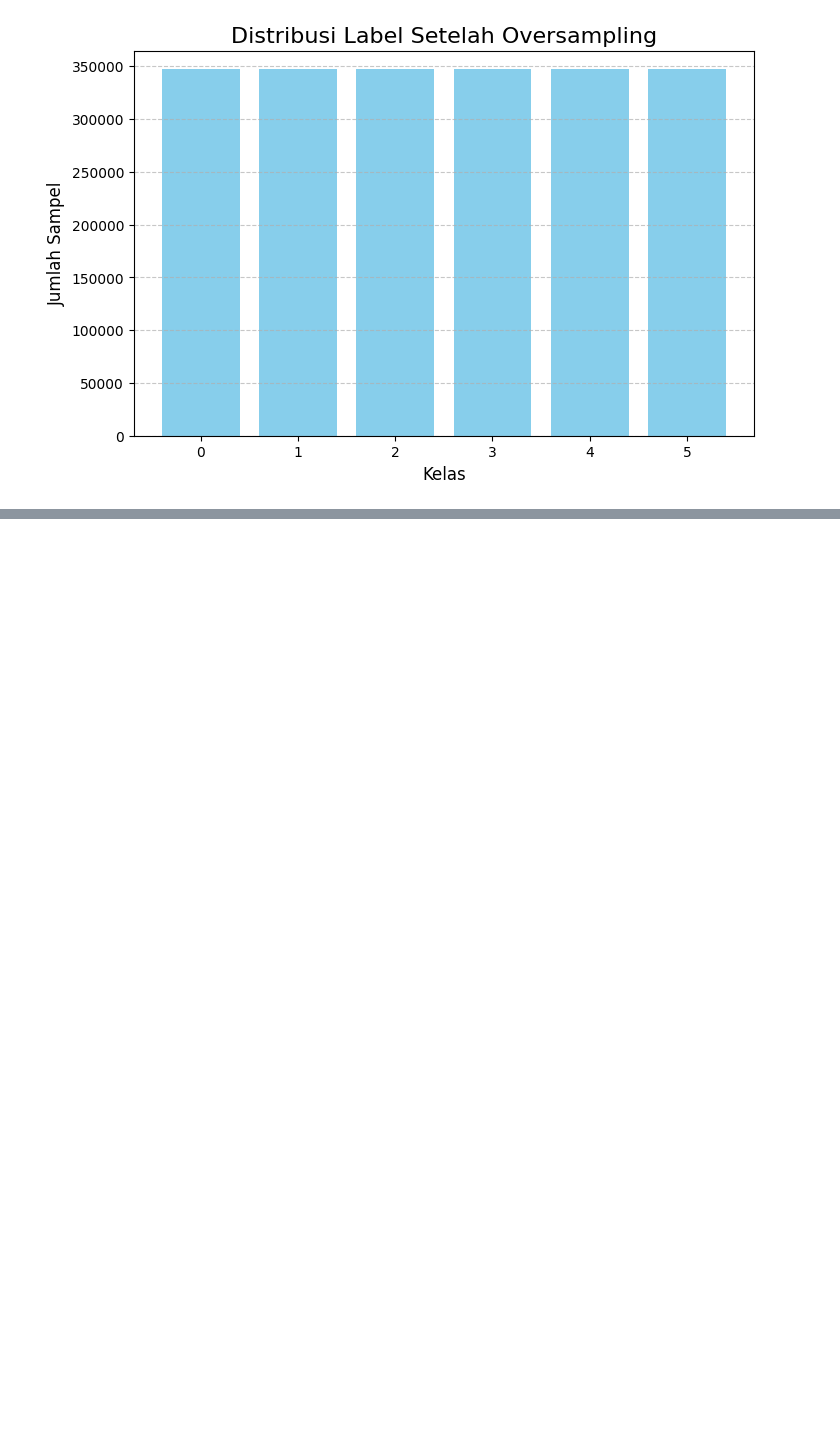
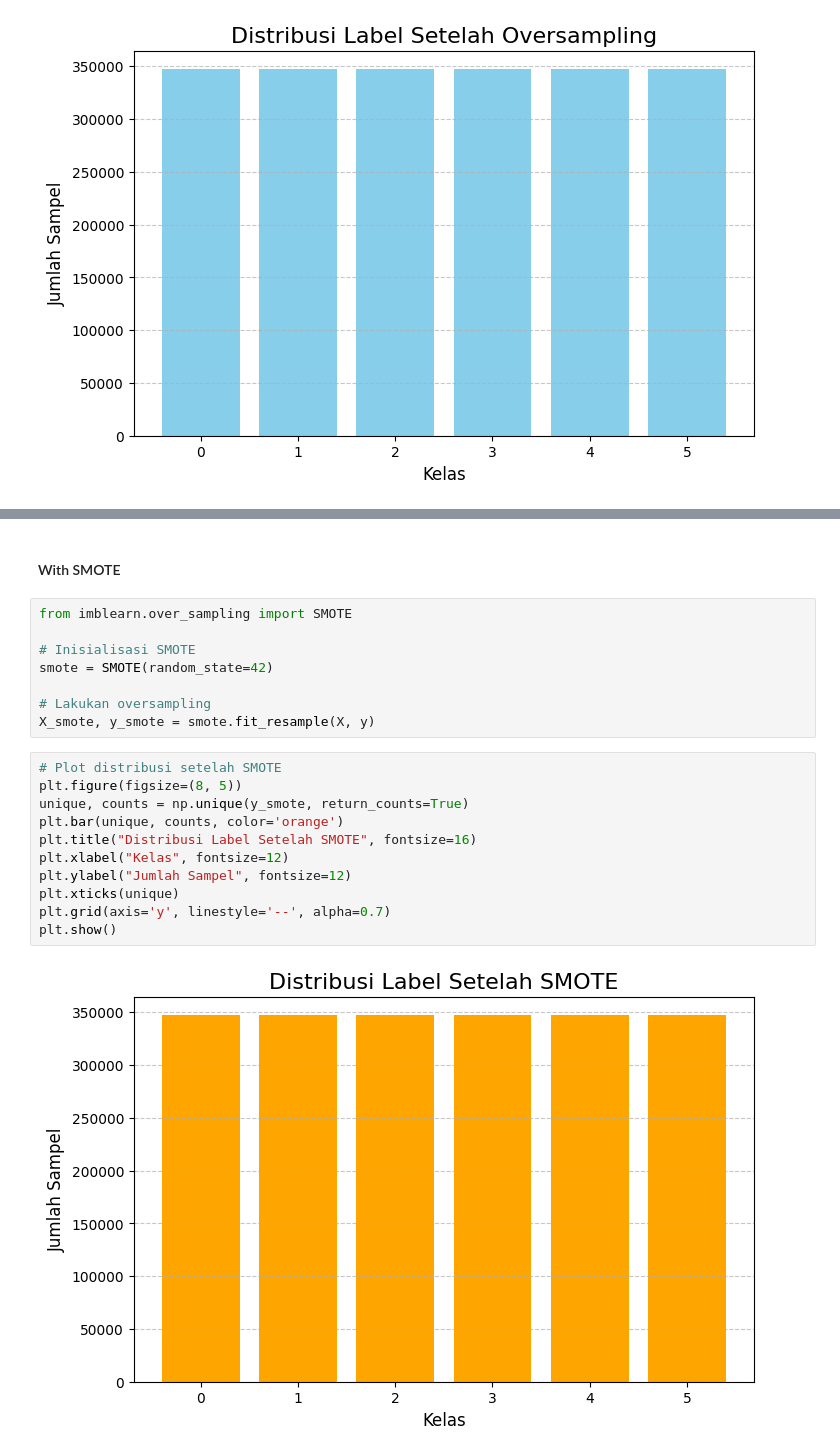
Before and after one commit to Hadoroo/ProjekAkhirDL, a Jupyter notebook: Classification.ipynb, the cells around one changed output, grey strips where cells are left out. Cells and saved outputs as stored; diff of their text form; blank space fills up the shorter version.

```diff
--- a/Classification.ipynb
+++ b/Classification.ipynb
@@ -207,0 +225,23 @@ print(classification_report(y_test, y_pred))
+# %% [markdown]
+#### With SMOTE
+# %%
+from imblearn.over_sampling import SMOTE
+
+# Inisialisasi SMOTE
+smote = SMOTE(random_state=42)
+
+# Lakukan oversampling
+X_smote, y_smote = smote.fit_resample(X, y)
+# %%
+# Plot distribusi setelah SMOTE
+plt.figure(figsize=(8, 5))
+unique, counts = np.unique(y_smote, return_counts=True)
+plt.bar(unique, counts, color='orange')
+plt.title("Distribusi Label Setelah SMOTE", fontsize=16)
+plt.xlabel("Kelas", fontsize=12)
+plt.ylabel("Jumlah Sampel", fontsize=12)
+plt.xticks(unique)
+plt.grid(axis='y', linestyle='--', alpha=0.7)
+plt.show()
+# %% [output]
+[figure, added]
```
Also changed, not shown: parts of 3 cells of this notebook.
